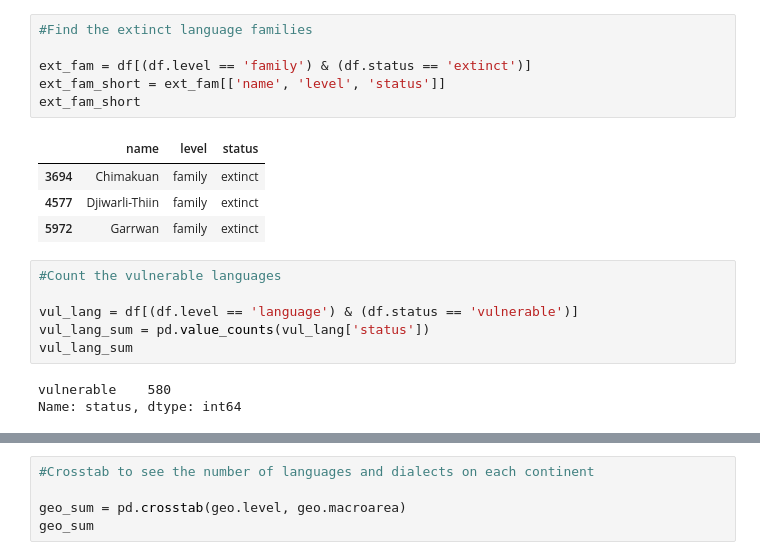
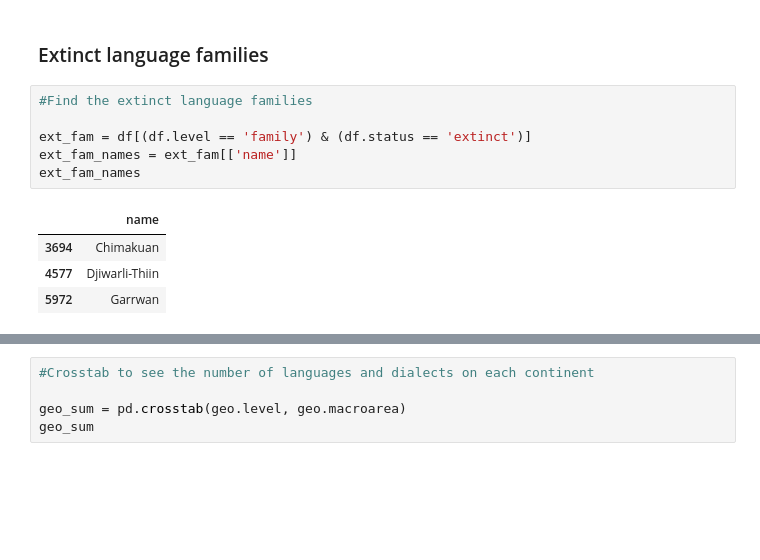
Before and after one commit to lorenanda/world-languages, a Jupyter notebook: world languages.ipynb, the cells around one changed output, grey strips where cells are left out. Drawn from its saved outputs; the diff is of its cells as text; blank space fills up the shorter version.

```diff
--- a/world languages.ipynb
+++ b/world languages.ipynb
@@ -99,20 +190,13 @@ summary
+# %% [markdown]
+### Extinct language families
 # %%
 #Find the extinct language families
 
 ext_fam = df[(df.level == 'family') & (df.status == 'extinct')]
-ext_fam_short = ext_fam[['name', 'level', 'status']]
-ext_fam_short
+ext_fam_names = ext_fam[['name']]
+ext_fam_names
 # %% [output]
-|  | name | level | status |
-| 3694 | Chimakuan | family | extinct |
-| 4577 | Djiwarli-Thiin | family | extinct |
-| 5972 | Garrwan | family | extinct |
+|  | name |
+| 3694 | Chimakuan |
+| 4577 | Djiwarli-Thiin |
+| 5972 | Garrwan |
-# %%
-#Count the vulnerable languages
-
-vul_lang = df[(df.level == 'language') & (df.status == 'vulnerable')]
-vul_lang_sum = pd.value_counts(vul_lang['status'])
-vul_lang_sum
-# %% [output]
-vulnerable    580
-Name: status, dtype: int64
```
Also changed, not shown: parts of 37 cells of this notebook.
